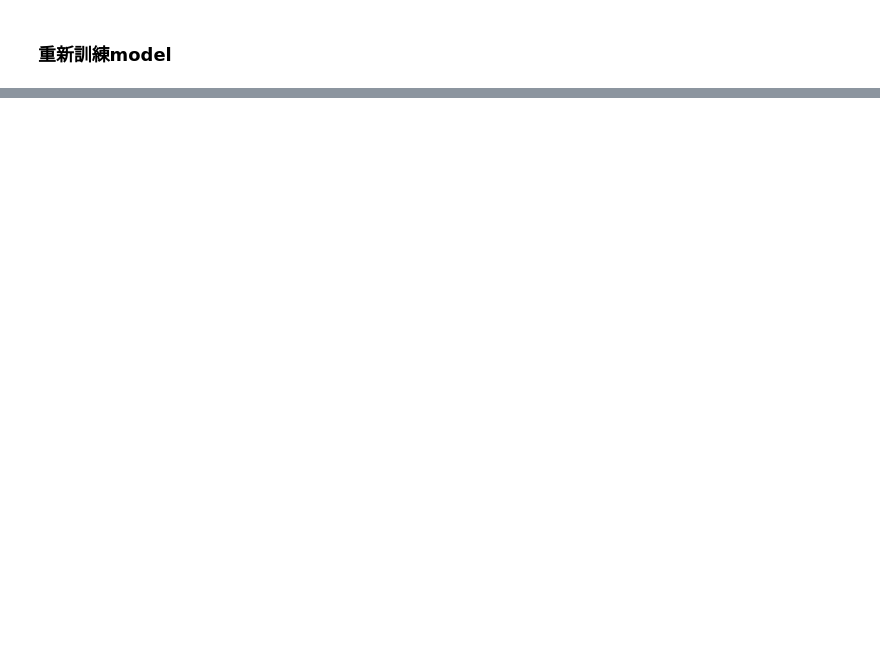
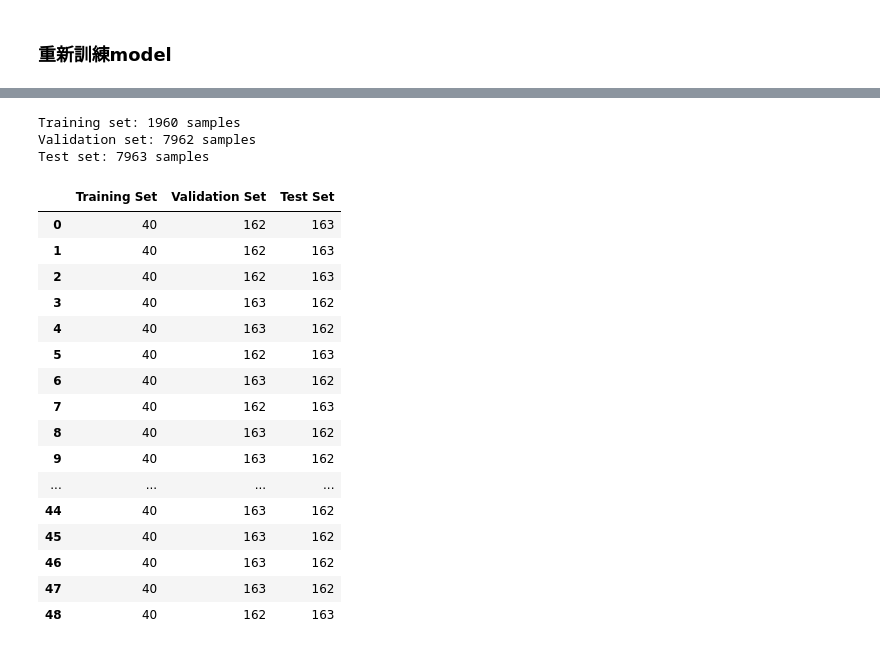
Before and after one commit to oscar9335/RTT_Research, a Jupyter notebook: Research/DNN_transferlearning.ipynb, the cells around one changed output, grey strips where cells are left out. Drawn from its saved outputs; the diff is of its cells as text; code cells hidden in the pictures; blank space fills up the shorter version.

```diff
--- a/Research/DNN_transferlearning.ipynb
+++ b/Research/DNN_transferlearning.ipynb
@@ -215,0 +261,6 @@ print(len(X_test_scaled))
+# %%
+# 取得剩餘資料的 features 和 labels
+X_remaining = remaining_data.drop(columns=['label'])
+y_remaining = remaining_data['label']
+
+print(y_remaining.value_counts().get(10, 0))
@@ -216,8 +289,70 @@ print(len(X_test_scaled))
 # %%
-# 取出 10% 資料作為訓練資料，剩下的 90% 作為測試資料
-X_train_small, X_unused, y_train_small, y_unused = train_test_split(
-    X_test_scaled, y_test_numeric, test_size=0.9, random_state=42, stratify=y_test_numeric
-)
+# # 取出 10% 資料作為訓練資料，剩下的 90% 作為測試資料
+# X_train_small, X_unused, y_train_small, y_unused = train_test_split(
+#     X_test_scaled, y_test_numeric, test_size=0.99, random_state=42, stratify=y_test_numeric
+# )
+# # 再切出一半作為validation set and test set
+# X_val, X_test, y_val, y_test = train_test_split(
+#     X_unused, y_unused, test_size=0.5, random_state=42, stratify=y_unused
+# )
+# %%
+# 檢查各組資料比例
+print(f"Training set: {len(X_train_small)} samples")
+print(f"Validation set: {len(X_val)} samples")
+print(f"Test set: {len(X_test)} samples")
+# %% [output]
+Training set: 1960 samples
+Validation set: 7962 samples
+Test set: 7963 samples
+# %%
+import pandas as pd
+
+# 計算每個 Set 內各 Label 的資料數量
+train_label_counts = pd.Series(y_train_small).value_counts().sort_index()
+val_label_counts = pd.Series(y_val).value_counts().sort_index()
+test_label_counts = pd.Series(y_test).value_counts().sort_index()
+
+# # 印出統計結果
+# print("Training Set - Label Counts:")
+# print(train_label_counts)
+
+# print("\nValidation Set - Label Counts:")
+# print(val_label_counts)
+
+# print("\nTest Set - Label Counts:")
+# print(test_label_counts)
+
+# 確保所有 Labels 都有出現在三個 Set 裡
+all_labels = sorted(set(train_label_counts.index) | set(val_label_counts.index) | set(test_label_counts.index))
+label_distribution = pd.DataFrame(index=all_labels)
+
+label_distribution["Training Set"] = train_label_counts
+label_distribution["Validation Set"] = val_label_counts
+label_distribution["Test Set"] = test_label_counts
+
+# 用 0 填補缺失值（表示該 Label 在該 Set 中沒有數據）
+label_distribution = label_distribution.fillna(0).astype(int)
+
+from IPython.display import display
+display(label_distribution)
+# %% [output]
+|  | Training Set | Validation Set | Test Set |
+| 0 | 40 | 162 | 163 |
+| 1 | 40 | 162 | 163 |
+| 2 | 40 | 162 | 163 |
+| 3 | 40 | 163 | 162 |
+| 4 | 40 | 163 | 162 |
+| 5 | 40 | 162 | 163 |
+| 6 | 40 | 163 | 162 |
+| 7 | 40 | 162 | 163 |
+| 8 | 40 | 163 | 162 |
+| 9 | 40 | 163 | 162 |
+| ... | ... | ... | ... |
+| 44 | 40 | 163 | 162 |
+| 45 | 40 | 163 | 162 |
+| 46 | 40 | 163 | 162 |
+| 47 | 40 | 163 | 162 |
+| 48 | 40 | 162 | 163 |
 # %%
 import time
 # 記錄開始時間
```
Also changed, not shown: parts of 22 cells of this notebook, 25 other files.
